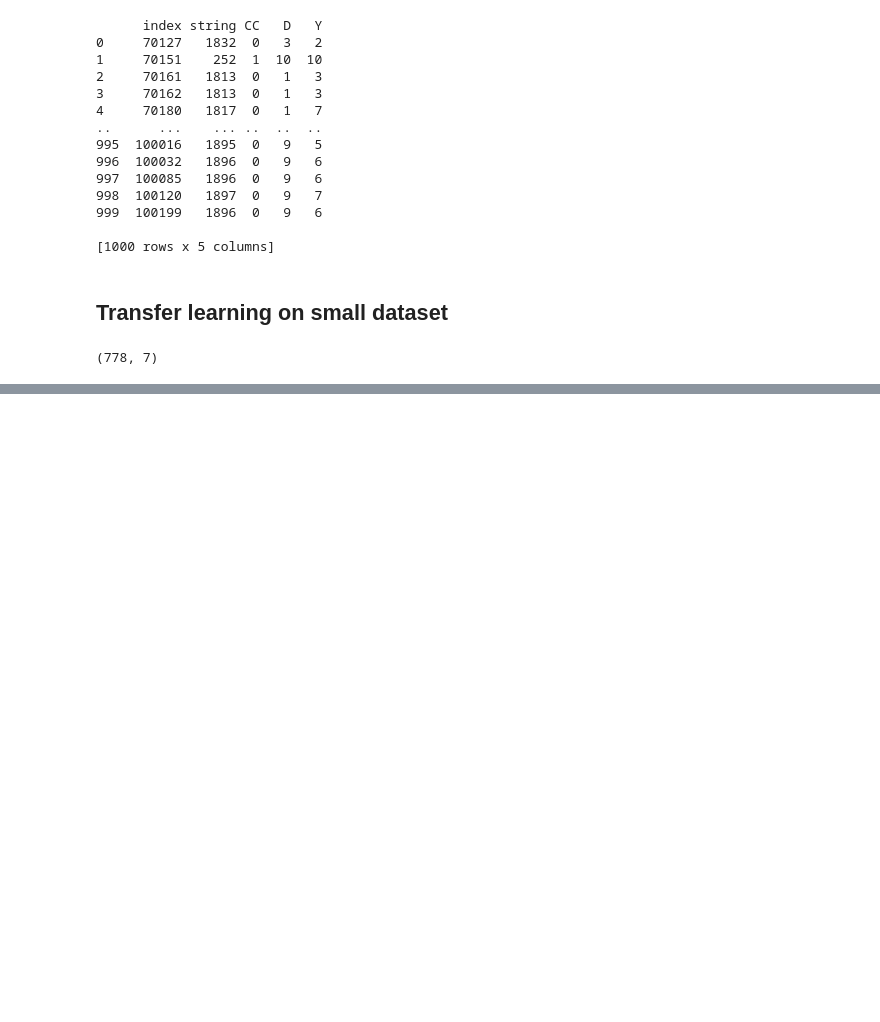
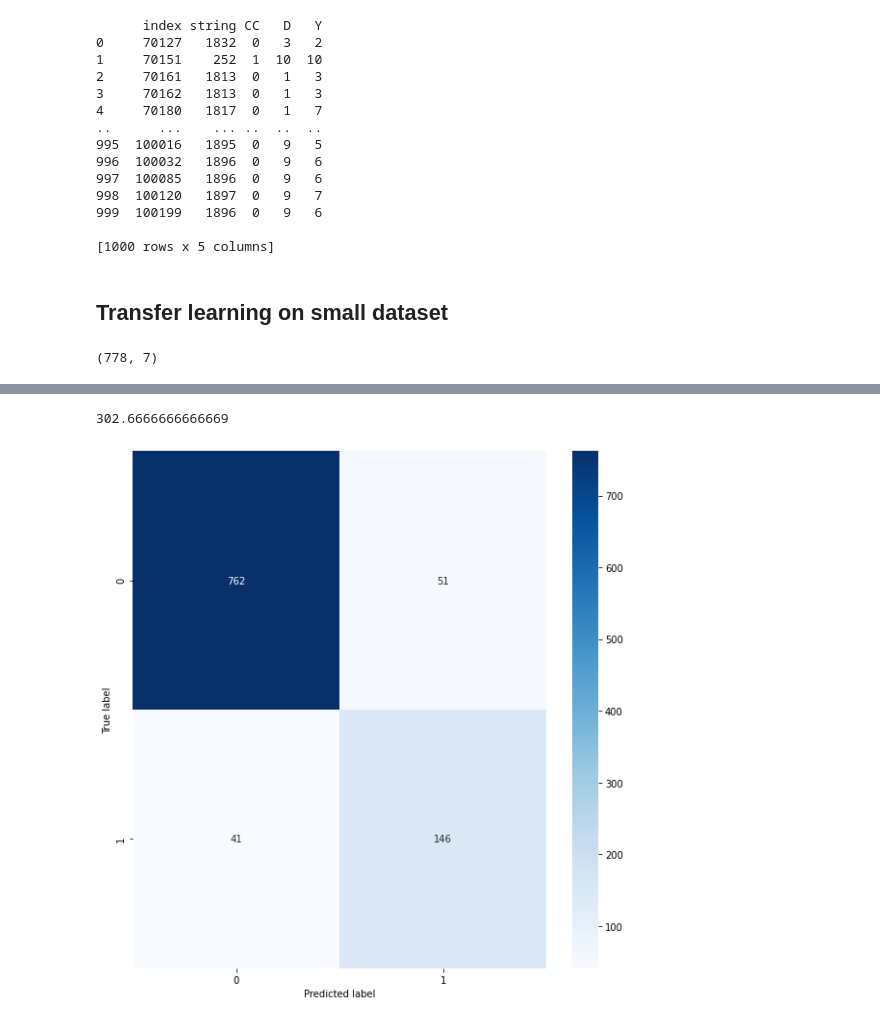
Before and after one commit to mathh17/Anvendt_ML_Eskamens_project, a Jupyter notebook: Transfer_learn.ipynb, the cells around one changed output, grey strips where cells are left out. Cells and saved outputs as stored; diff of their text form; code cells hidden in the pictures; blank space fills up the shorter version.

```diff
--- a/Transfer_learn.ipynb
+++ b/Transfer_learn.ipynb
@@ -807,2 +798,0 @@ transfer_model_CC.evaluate(test_5050,test_5050_label)
-# %%
-k30_img_vals = tf.image.grayscale_to_rgb(tf.constant(k30_img_vals))
@@ -839,0 +827,27 @@ plt.show()
+# %%
+preds = transfer_model_CC.predict(k30_img_vals)
+results = []
+for i in preds:
+    if i < 0.5:
+        results.append(0)
+    else:
+        results.append(1)
+score = 0.0
+i = 0
+for row in np.array(k30_labels_CC):
+    if int(row) == results[i]:
+        score = score + (1/3)
+    i= i + 1
+score
+# %% [output]
+302.6666666666669
+# %%
+matrix = tf.math.confusion_matrix(k30_labels_CC.astype(int),results)
+figure = plt.figure(figsize=(8, 8))
+sns.heatmap(matrix, annot=True,cmap=plt.cm.Blues, fmt='d')
+plt.tight_layout()
+plt.ylabel('True label')
+plt.xlabel('Predicted label')
+plt.show()
+# %% [output]
+[figure, added]
```
Also changed, not shown: parts of 12 cells of this notebook, 1 other file.
